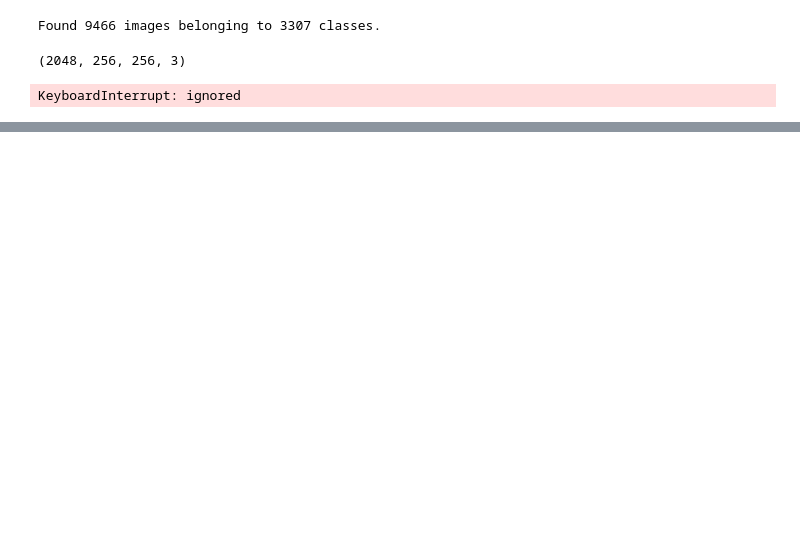
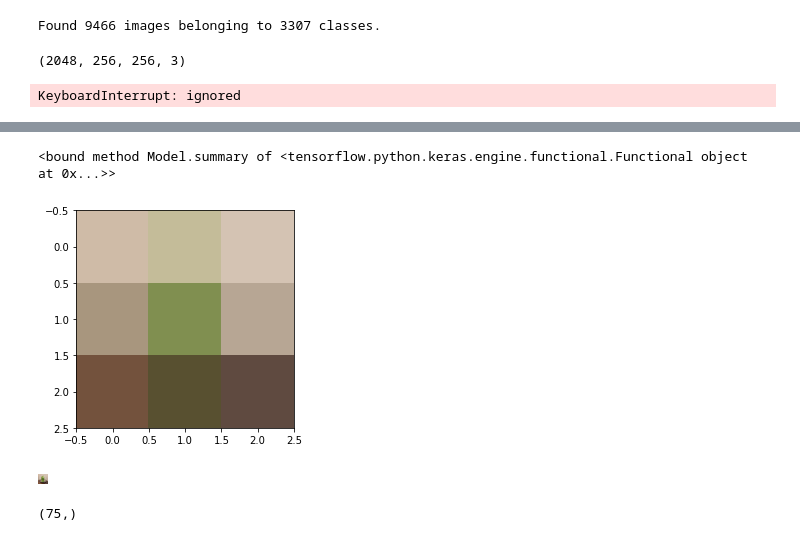
Before and after one commit to YMGYM/google_colab_files, a Jupyter notebook: ImageEmbedding.ipynb, the cells around one changed output, grey strips where cells are left out. Cells and saved outputs as stored; diff of their text form; code cells hidden in the pictures; blank space fills up the shorter version.

```diff
--- a/ImageEmbedding.ipynb
+++ b/ImageEmbedding.ipynb
@@ -86,0 +222,12 @@ Generating image grid.
+# %%
+base_model.summary
+# %% [output]
+<bound method Model.summary of <tensorflow.python.keras.engine.functional.Functional object at 0x...>>
+# %%
+from tensorflow.keras.preprocessing.image import load_img, img_to_array
+import numpy as np
+
+image = load_img('/content/images.jpeg')
+input_arr = img_to_array(image)
+input_arr = np.array([input_arr])  # Convert single image to a batch.
+predictions = base_model.predict(input_arr)
@@ -86,0 +241,11 @@ Generating image grid.
+# %%
+import matplotlib.pyplot as plt
+
+plt.imshow(image.resize((3,3)))
+plt.show()
+# %% [output]
+[figure, added]
+# %%
+image.resize((10,10))
+# %% [output]
+[figure, added]
@@ -86,0 +254,4 @@ Generating image grid.
+# %%
+resized_input.flatten().shape
+# %% [output]
+(75,)
```
Also changed, not shown: parts of 12 cells of this notebook.
